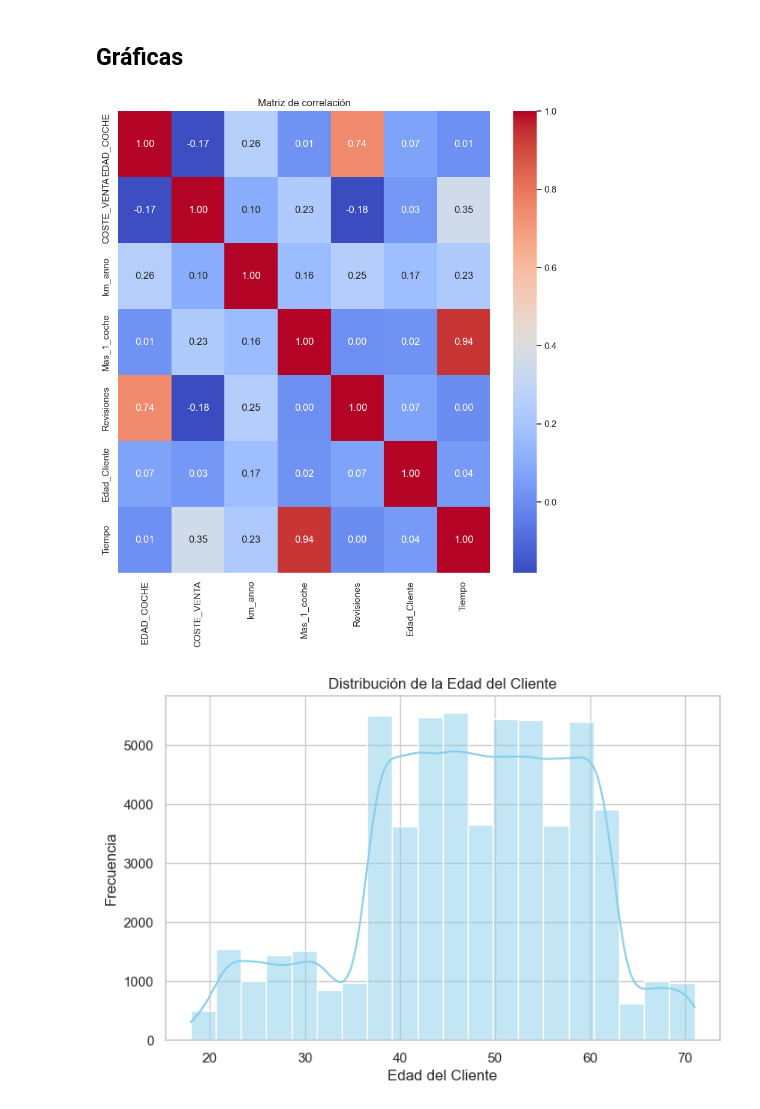
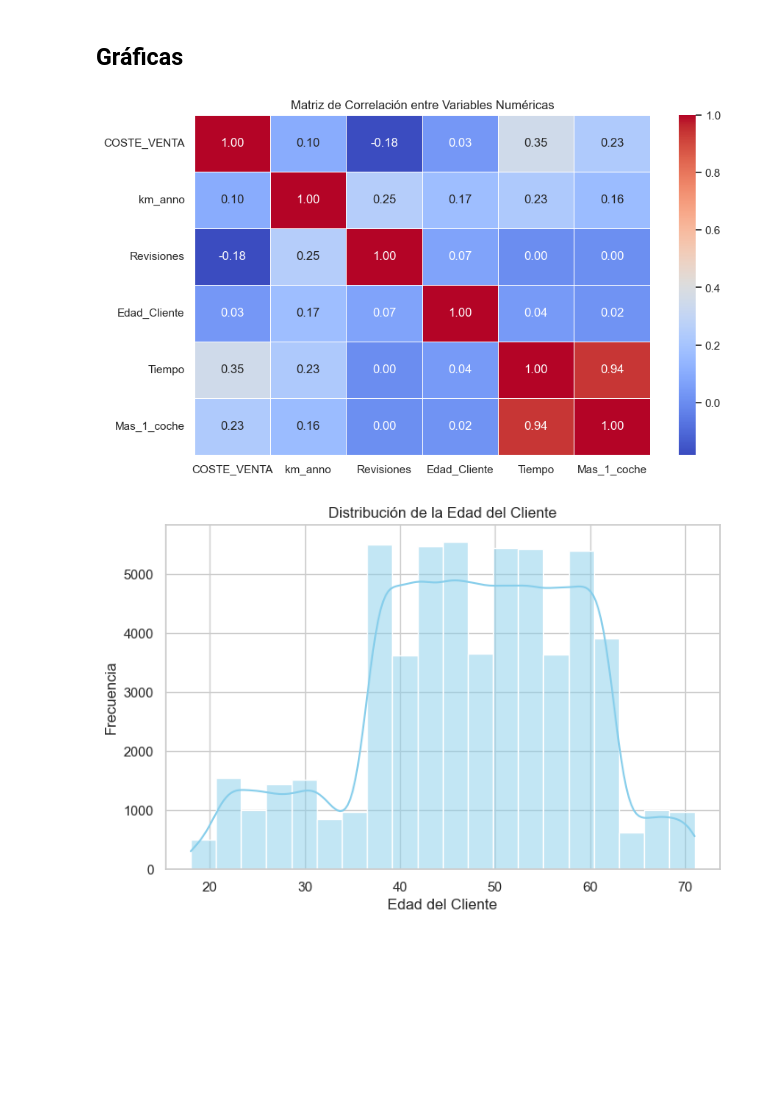
Before and after one commit to Jacobo24/Proyectos_IA, a Jupyter notebook: IA_PROPENSITY_TRAIN.ipynb, the cells around one changed output. Saved outputs shown, nothing was run; the diff lists cells and outputs as text; code cells hidden in the pictures; blank space fills up the shorter version.

```diff
--- a/IA_PROPENSITY_TRAIN.ipynb
+++ b/IA_PROPENSITY_TRAIN.ipynb
@@ -61,15 +59,23 @@ Tiempo              int64
 dtype: object
 # %% [markdown]
 ## Gráficas
-# %%
-# Matriz de correlación
-corr = df.corr()
-plt.figure(figsize=(10, 10))
-sns.heatmap(corr, annot=True, cmap="coolwarm", fmt=".2f")
-plt.title("Matriz de correlación")
-plt.show()
-# %% [output]
-[figure, removed]
+# %%
+# Convert 'Mas_1_coche' to numerical values for correlation analysis
+df['Mas_1_coche'] = df['Mas_1_coche'].astype(int)
+
+# Selecting numerical columns for correlation analysis
+numerical_cols = ['COSTE_VENTA', 'km_anno', 'Revisiones', 'Edad_Cliente', 'Tiempo', 'Mas_1_coche']
+
+# Compute the correlation matrix
+corr_matrix = df[numerical_cols].corr()
+
+# Plot the heatmap
+plt.figure(figsize=(10, 6))
+sns.heatmap(corr_matrix, annot=True, cmap='coolwarm', fmt=".2f", linewidths=0.5)
+plt.title("Matriz de Correlación entre Variables Numéricas")
+plt.show()
+# %% [output]
+[figure, added]
 # %%
 # Histograma de la distribución de la edad del cliente
 plt.figure(figsize=(8, 5))
```
Also changed, not shown: parts of 13 cells of this notebook.
